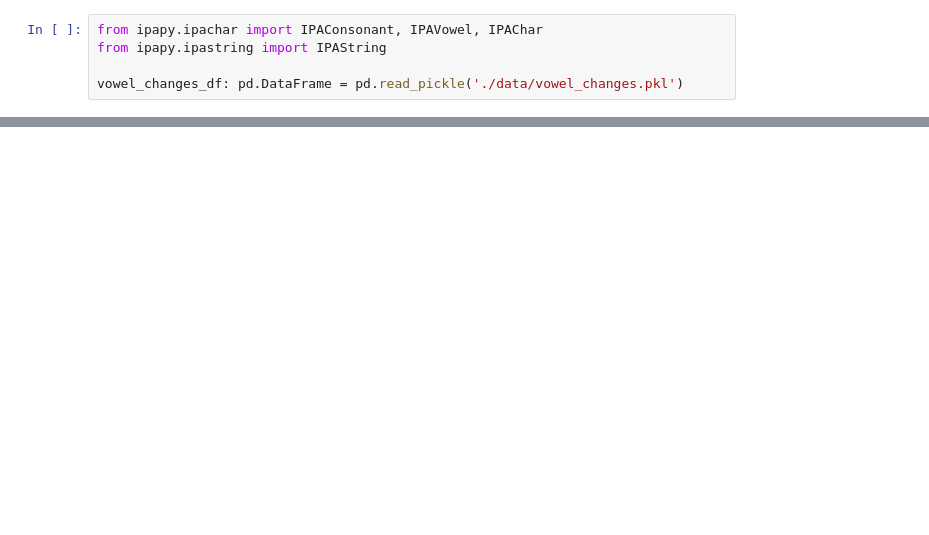
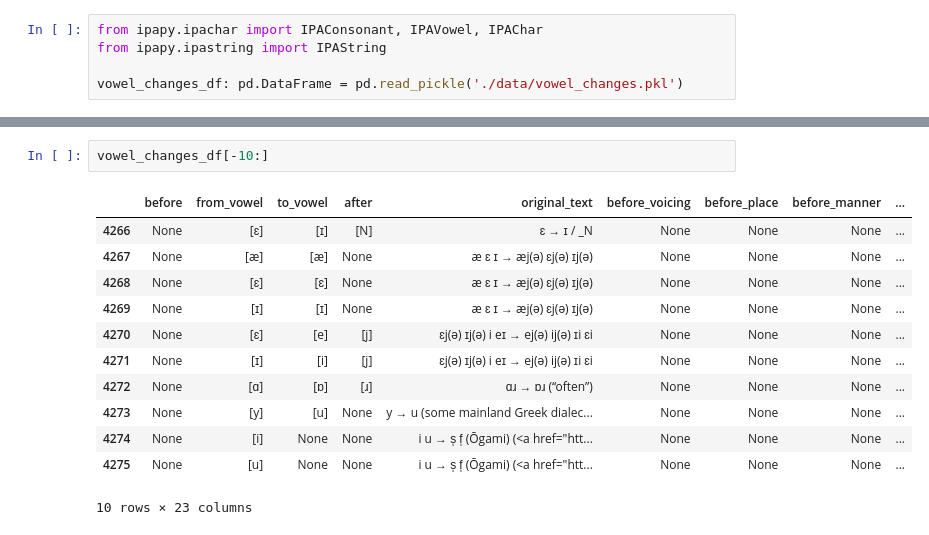
Before and after one commit to Data-Science-for-Linguists-2023/index-diachronica-analysis, a Jupyter notebook: analysis.ipynb, the cells around one changed output, grey strips where cells are left out. Cells and saved outputs as stored; diff of their text form; blank space fills up the shorter version.

```diff
--- a/analysis.ipynb
+++ b/analysis.ipynb
@@ -251,0 +254,15 @@ vowel_changes_df.describe()
+# %%
+vowel_changes_df[-10:]
+# %% [output]
+|  | before | from_vowel | to_vowel | after | original_text | before_voicing | before_place | before_manner | ... |
+| 4266 | None | [ɛ] | [ɪ] | [N] | ɛ → ɪ / _N | None | None | None | ... |
+| 4267 | None | [æ] | [æ] | None | æ ɛ ɪ → æj(ə) ɛj(ə) ɪj(ə) | None | None | None | ... |
+| 4268 | None | [ɛ] | [ɛ] | None | æ ɛ ɪ → æj(ə) ɛj(ə) ɪj(ə) | None | None | None | ... |
+| 4269 | None | [ɪ] | [ɪ] | None | æ ɛ ɪ → æj(ə) ɛj(ə) ɪj(ə) | None | None | None | ... |
+| 4270 | None | [ɛ] | [e] | [j] | ɛj(ə) ɪj(ə) i eɪ → ej(ə) ij(ə) ɪi ɛi | None | None | None | ... |
+| 4271 | None | [ɪ] | [i] | [j] | ɛj(ə) ɪj(ə) i eɪ → ej(ə) ij(ə) ɪi ɛi | None | None | None | ... |
+| 4272 | None | [ɑ] | [ɒ] | [ɹ] | ɑɹ → ɒɹ (“often”) | None | None | None | ... |
+| 4273 | None | [y] | [u] | None | y → u (some mainland Greek dialec... | None | None | None | ... |
+| 4274 | None | [i] | None | None | i u → s̩ f̩ (Ōgami) (<a href="htt... | None | None | None | ... |
+| 4275 | None | [u] | None | None | i u → s̩ f̩ (Ōgami) (<a href="htt... | None | None | None | ... |
+10 rows × 23 columns
```
Also changed, not shown: parts of 3 cells of this notebook, 5 other files.
